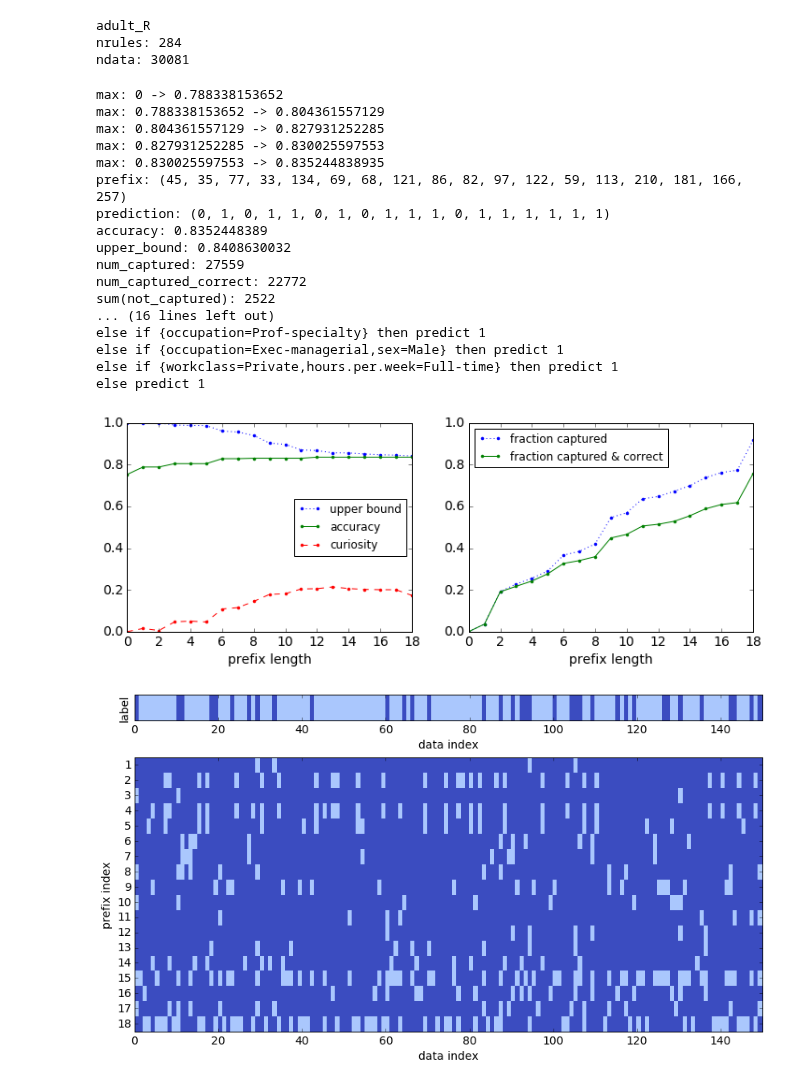
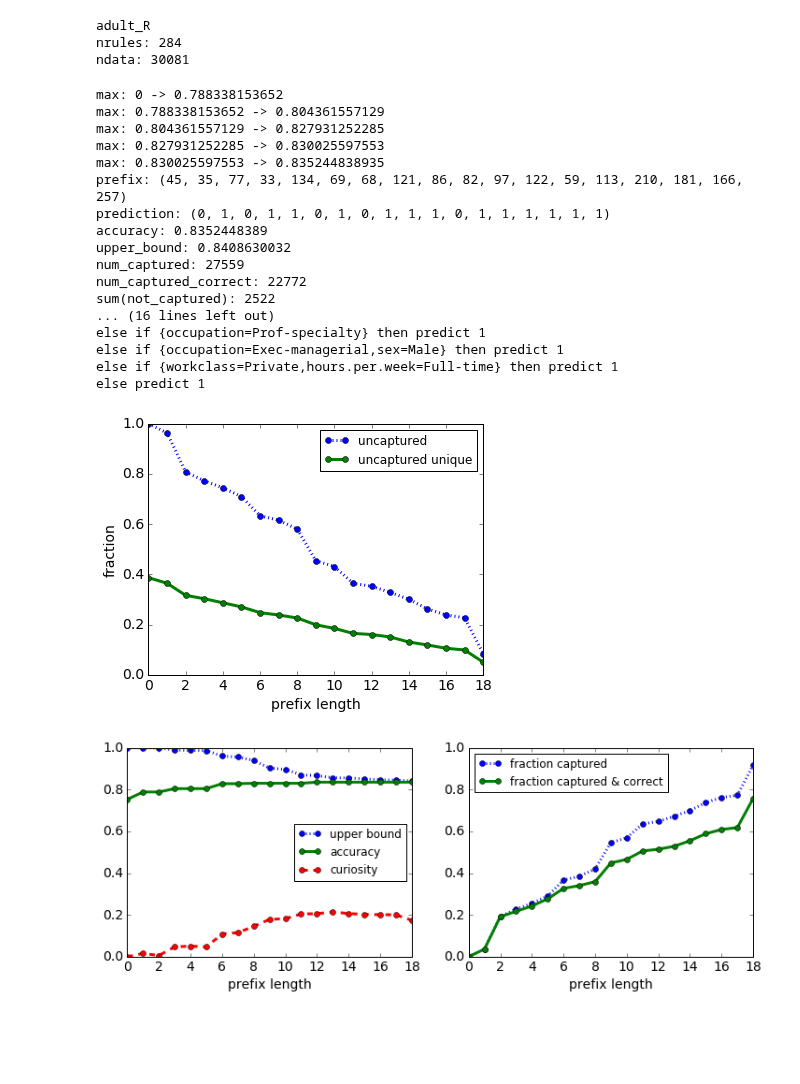
Before and after one commit to nlarusstone/corels-test, a Jupyter notebook: notebooks/hongyu.ipynb, the cells around one changed output. Cells and saved outputs as stored; diff of their text form; code cells hidden in the pictures; blank space fills up the shorter version.

Commit message:
Some more figures and use prefix_summary

```diff
--- a/notebooks/hongyu.ipynb
+++ b/notebooks/hongyu.ipynb
@@ -71,34 +71,33 @@ The rules list is :
     elif {education=Grad-school} [81] then pos prob = 0.61656442
     elif {age=Middle-aged,hours.per.week=Full-time} [6] then pos prob = 0.94713161
     elif {education=Bachelors,native.country=N-America} [69] then pos prob = 0.73352034
     elif {sex=Male,native.country=N-America} [244] then pos prob = 0.86269540
     else (default rule) then pos prob = 0.94477711
 
 Elaine seems to have a slightly different rule list, without a rule for `{occupation=Adm-clerical,sex=Female}`,
 so we stop there.
 
 """
 prefix = (45, 35, 77, 33, 134, 69, 68, 121, 86, 82, 97, 122, 59, 113, 210, 181, 166, 257)
 given_prefix(prefix, cache, rules, ones, ndata, max_accuracy=max_accuracy)
-viz.data_points(prefix, rule_names, ndata, rules, ones)
-viz.prefix_trace(prefix, cache, rule_names, ndata, rules, ones)
+viz.prefix_summary(prefix, cache, rule_names, ndata, rules, ones)
 # %% [output]
 max: 0 -> 0.788338153652
 max: 0.788338153652 -> 0.804361557129
 max: 0.804361557129 -> 0.827931252285
 max: 0.827931252285 -> 0.830025597553
 max: 0.830025597553 -> 0.835244838935
 prefix: (45, 35, 77, 33, 134, 69, 68, 121, 86, 82, 97, 122, 59, 113, 210, 181, 166, 257)
 prediction: (0, 1, 0, 1, 1, 0, 1, 0, 1, 1, 1, 0, 1, 1, 1, 1, 1, 1)
 accuracy: 0.8352448389
 upper_bound: 0.8408630032
 num_captured: 27559
 num_captured_correct: 22772
 sum(not_captured): 2522
 ... (16 lines left out)
 else if {occupation=Prof-specialty} then predict 1
 else if {occupation=Exec-managerial,sex=Male} then predict 1
 else if {workclass=Private,hours.per.week=Full-time} then predict 1
 else predict 1
-[figure, old version]
+[figure, new version]
-[figure, old version]
+[figure, new version]
```
Also changed, not shown: parts of 2 cells of this notebook.
